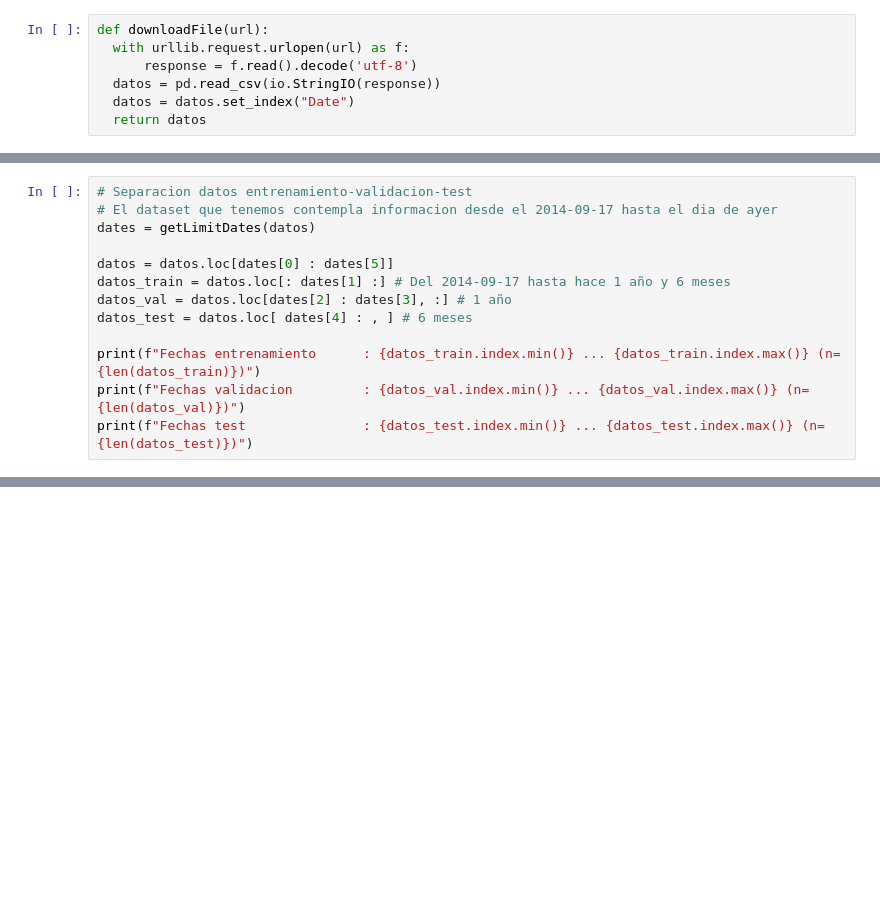
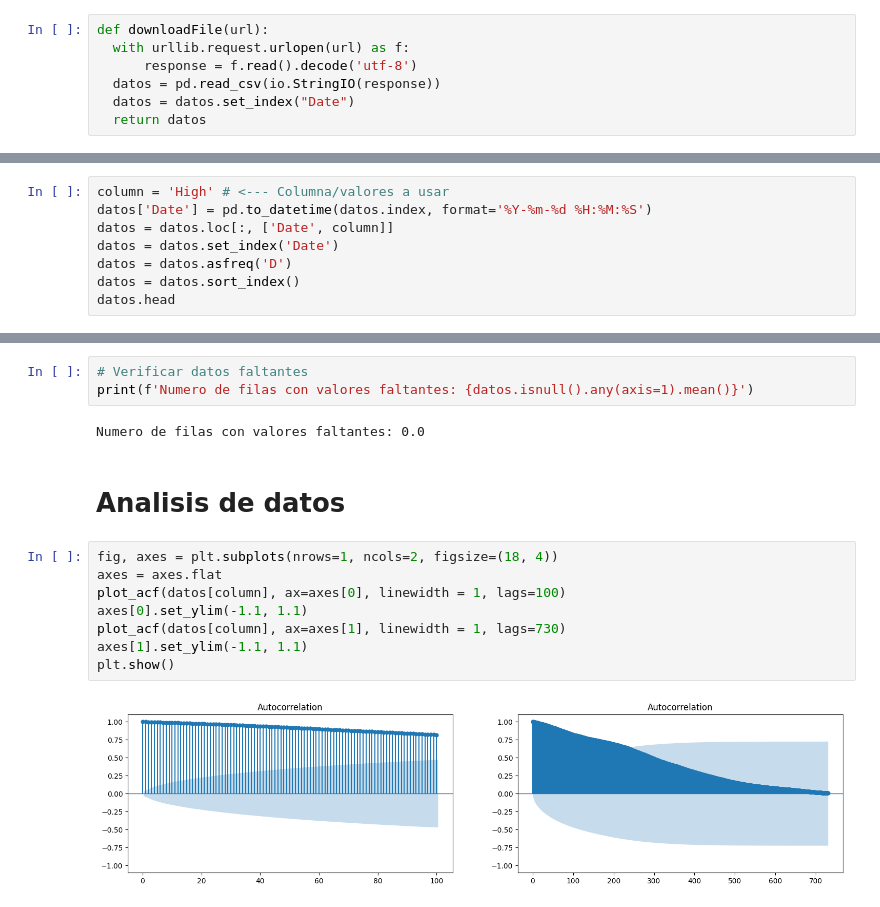
Before and after one commit to vanchondo/cryptoForecasting-tfm, a Jupyter notebook: notebook.ipynb, the cells around one changed output, grey strips where cells are left out. Saved outputs shown, nothing was run; the diff lists cells and outputs as text; blank space fills up the shorter version.

```diff
--- a/notebook.ipynb
+++ b/notebook.ipynb
@@ -122,13 +109,0 @@ Fecha fin datos: 2022-08-25
-# %%
-# Separacion datos entrenamiento-validacion-test
-# El dataset que tenemos contempla informacion desde el 2014-09-17 hasta el dia de ayer
-dates = getLimitDates(datos)
-
-datos = datos.loc[dates[0] : dates[5]]
-datos_train = datos.loc[: dates[1] :] # Del 2014-09-17 hasta hace 1 año y 6 meses
-datos_val = datos.loc[dates[2] : dates[3], :] # 1 año
-datos_test = datos.loc[ dates[4] : , ] # 6 meses
-
-print(f"Fechas entrenamiento      : {datos_train.index.min()} ... {datos_train.index.max()} (n={len(datos_train)})")
-print(f"Fechas validacion         : {datos_val.index.min()} ... {datos_val.index.max()} (n={len(datos_val)})")
-print(f"Fechas test               : {datos_test.index.min()} ... {datos_test.index.max()} (n={len(datos_test)})")
@@ -168,0 +112,8 @@ plt.show()
+# %%
+column = 'High' # <--- Columna/valores a usar
+datos['Date'] = pd.to_datetime(datos.index, format='%Y-%m-%d %H:%M:%S')
+datos = datos.loc[:, ['Date', column]]
+datos = datos.set_index('Date')
+datos = datos.asfreq('D')
+datos = datos.sort_index()
+datos.head
@@ -168,0 +136,17 @@ plt.show()
+# %%
+# Verificar datos faltantes
+print(f'Numero de filas con valores faltantes: {datos.isnull().any(axis=1).mean()}')
+# %% [output]
+Numero de filas con valores faltantes: 0.0
+# %% [markdown]
+# Analisis de datos
+# %%
+fig, axes = plt.subplots(nrows=1, ncols=2, figsize=(18, 4))
+axes = axes.flat
+plot_acf(datos[column], ax=axes[0], linewidth = 1, lags=100)
+axes[0].set_ylim(-1.1, 1.1)
+plot_acf(datos[column], ax=axes[1], linewidth = 1, lags=730)
+axes[1].set_ylim(-1.1, 1.1)
+plt.show()
+# %% [output]
+[figure, added]
```
Also changed, not shown: parts of 42 cells of this notebook, 3 other files.
